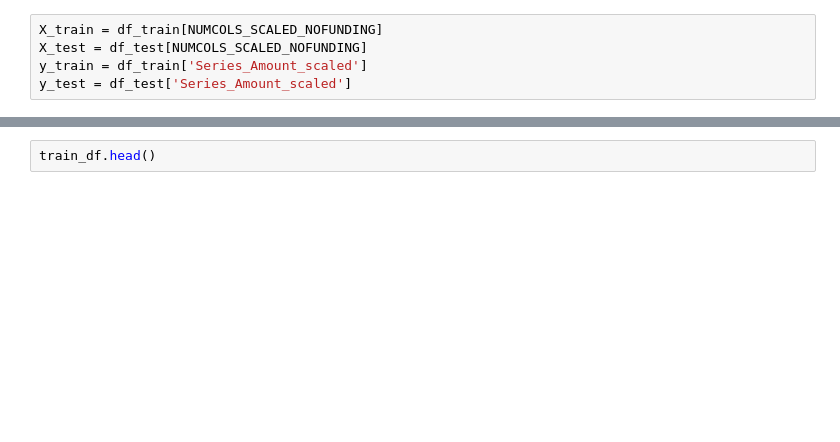
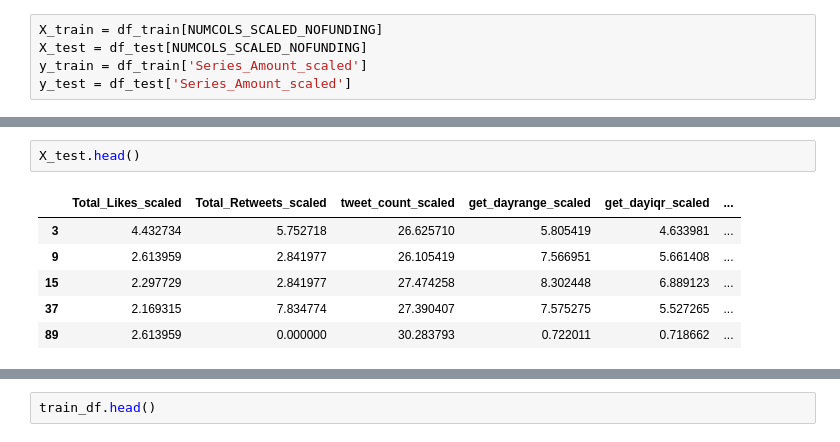
Before and after one commit to kyang01/startup-analysis, a Jupyter notebook: pca-and-svr.ipynb, the cells around one changed output, grey strips where cells are left out. Drawn from its saved outputs; the diff is of its cells as text; blank space fills up the shorter version.

```diff
--- a/pca-and-svr.ipynb
+++ b/pca-and-svr.ipynb
@@ -196,0 +229,9 @@ gs.best_params_
+# %%
+X_test.head()
+# %% [output]
+|  | Total_Likes_scaled | Total_Retweets_scaled | tweet_count_scaled | get_dayrange_scaled | get_dayiqr_scaled | ... |
+| 3 | 4.432734 | 5.752718 | 26.625710 | 5.805419 | 4.633981 | ... |
+| 9 | 2.613959 | 2.841977 | 26.105419 | 7.566951 | 5.661408 | ... |
+| 15 | 2.297729 | 2.841977 | 27.474258 | 8.302448 | 6.889123 | ... |
+| 37 | 2.169315 | 7.834774 | 27.390407 | 7.575275 | 5.527265 | ... |
+| 89 | 2.613959 | 0.000000 | 30.283793 | 0.722011 | 0.718662 | ... |
```
Also changed, not shown: parts of 17 cells of this notebook.
